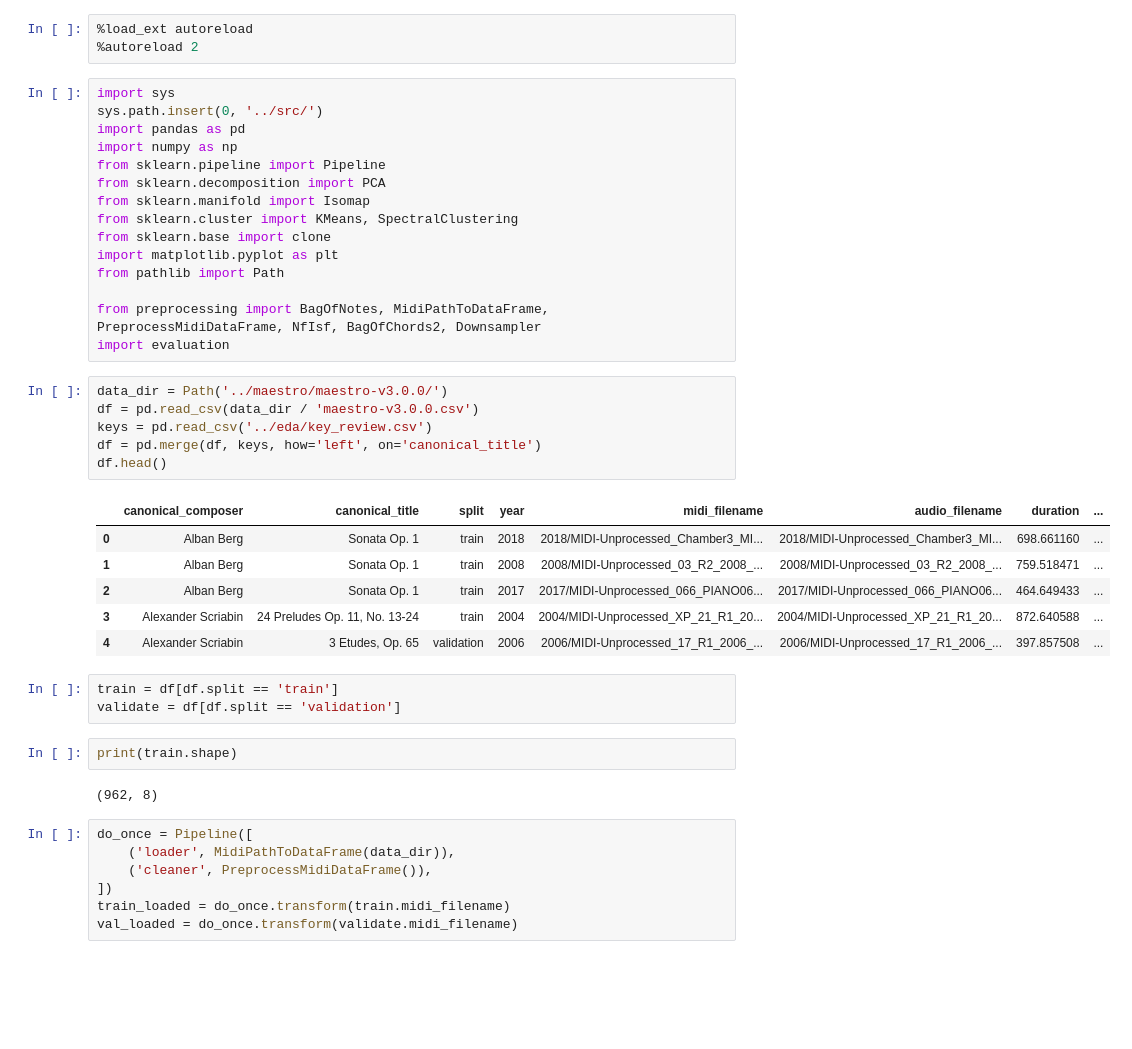
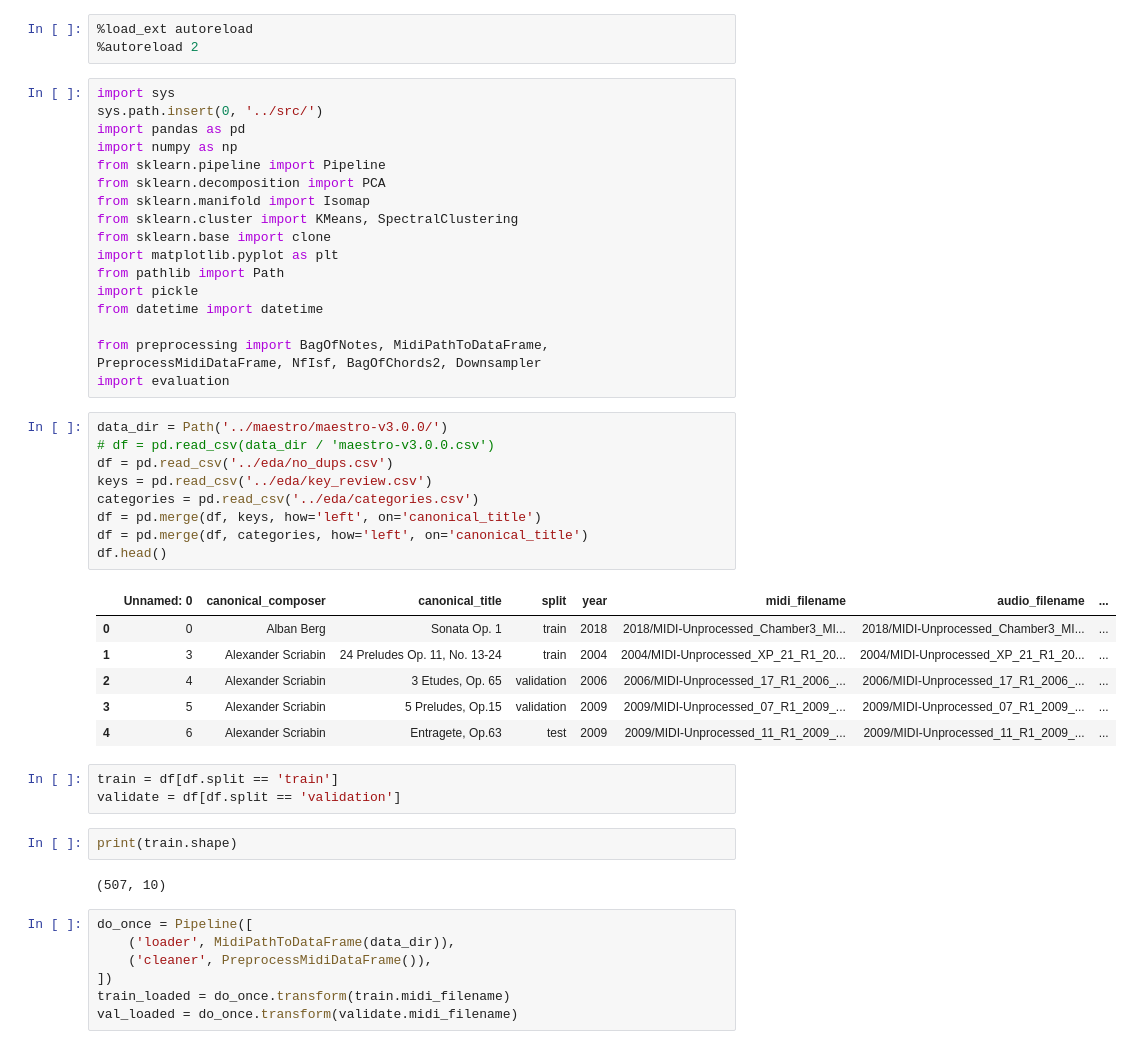
Before and after one commit to cloughurd/melodies, a Jupyter notebook: experiments/ModelCompare.ipynb, the cells around one changed output. Saved outputs shown, nothing was run; the diff lists cells and outputs as text; blank space fills up the shorter version.

```diff
--- a/experiments/ModelCompare.ipynb
+++ b/experiments/ModelCompare.ipynb
@@ -13,29 +13,34 @@ from sklearn.cluster import KMeans, SpectralClustering
 from sklearn.base import clone
 import matplotlib.pyplot as plt
 from pathlib import Path
+import pickle
+from datetime import datetime
 
 from preprocessing import BagOfNotes, MidiPathToDataFrame, PreprocessMidiDataFrame, NfIsf, BagOfChords2, Downsampler
 import evaluation
 # %%
 data_dir = Path('../maestro/maestro-v3.0.0/')
-df = pd.read_csv(data_dir / 'maestro-v3.0.0.csv')
+# df = pd.read_csv(data_dir / 'maestro-v3.0.0.csv')
+df = pd.read_csv('../eda/no_dups.csv')
 keys = pd.read_csv('../eda/key_review.csv')
+categories = pd.read_csv('../eda/categories.csv')
 df = pd.merge(df, keys, how='left', on='canonical_title')
+df = pd.merge(df, categories, how='left', on='canonical_title')
 df.head()
 # %% [output]
-|  | canonical_composer | canonical_title | split | year | midi_filename | audio_filename | duration | ... |
-| 0 | Alban Berg | Sonata Op. 1 | train | 2018 | 2018/MIDI-Unprocessed_Chamber3_MI... | 2018/MIDI-Unprocessed_Chamber3_MI... | 698.661160 | ... |
-| 1 | Alban Berg | Sonata Op. 1 | train | 2008 | 2008/MIDI-Unprocessed_03_R2_2008_... | 2008/MIDI-Unprocessed_03_R2_2008_... | 759.518471 | ... |
-| 2 | Alban Berg | Sonata Op. 1 | train | 2017 | 2017/MIDI-Unprocessed_066_PIANO06... | 2017/MIDI-Unprocessed_066_PIANO06... | 464.649433 | ... |
-| 3 | Alexander Scriabin | 24 Preludes Op. 11, No. 13-24 | train | 2004 | 2004/MIDI-Unprocessed_XP_21_R1_20... | 2004/MIDI-Unprocessed_XP_21_R1_20... | 872.640588 | ... |
-| 4 | Alexander Scriabin | 3 Etudes, Op. 65 | validation | 2006 | 2006/MIDI-Unprocessed_17_R1_2006_... | 2006/MIDI-Unprocessed_17_R1_2006_... | 397.857508 | ... |
+|  | Unnamed: 0 | canonical_composer | canonical_title | split | year | midi_filename | audio_filename | ... |
+| 0 | 0 | Alban Berg | Sonata Op. 1 | train | 2018 | 2018/MIDI-Unprocessed_Chamber3_MI... | 2018/MIDI-Unprocessed_Chamber3_MI... | ... |
+| 1 | 3 | Alexander Scriabin | 24 Preludes Op. 11, No. 13-24 | train | 2004 | 2004/MIDI-Unprocessed_XP_21_R1_20... | 2004/MIDI-Unprocessed_XP_21_R1_20... | ... |
+| 2 | 4 | Alexander Scriabin | 3 Etudes, Op. 65 | validation | 2006 | 2006/MIDI-Unprocessed_17_R1_2006_... | 2006/MIDI-Unprocessed_17_R1_2006_... | ... |
+| 3 | 5 | Alexander Scriabin | 5 Preludes, Op.15 | validation | 2009 | 2009/MIDI-Unprocessed_07_R1_2009_... | 2009/MIDI-Unprocessed_07_R1_2009_... | ... |
+| 4 | 6 | Alexander Scriabin | Entragete, Op.63 | test | 2009 | 2009/MIDI-Unprocessed_11_R1_2009_... | 2009/MIDI-Unprocessed_11_R1_2009_... | ... |
 # %%
 train = df[df.split == 'train']
 validate = df[df.split == 'validation']
 # %%
 print(train.shape)
 # %% [output]
-(962, 8)
+(507, 10)
 # %%
 do_once = Pipeline([
     ('loader', MidiPathToDataFrame(data_dir)),
```
Also changed, not shown: parts of 13 cells of this notebook, 2 other files.
